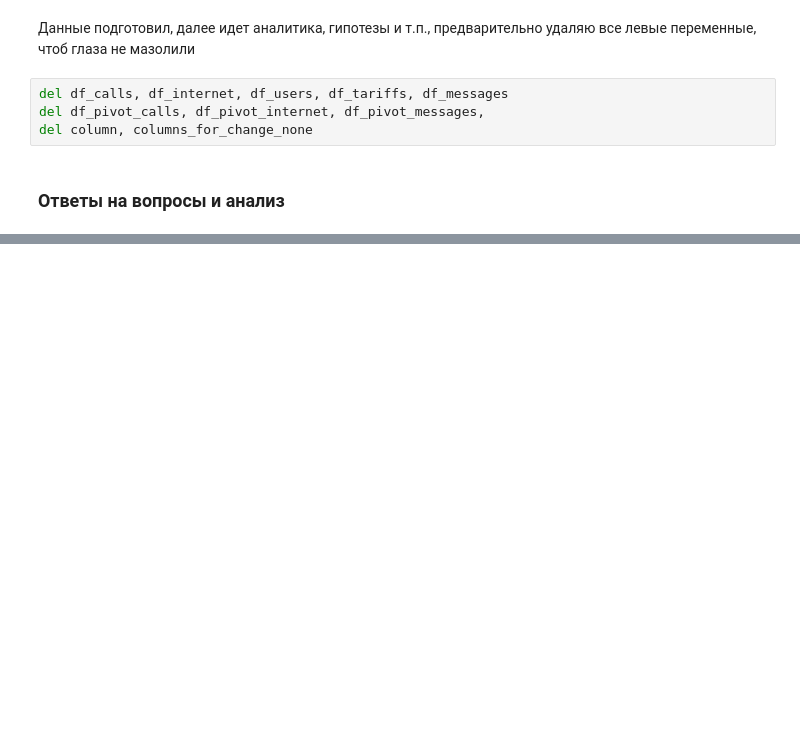
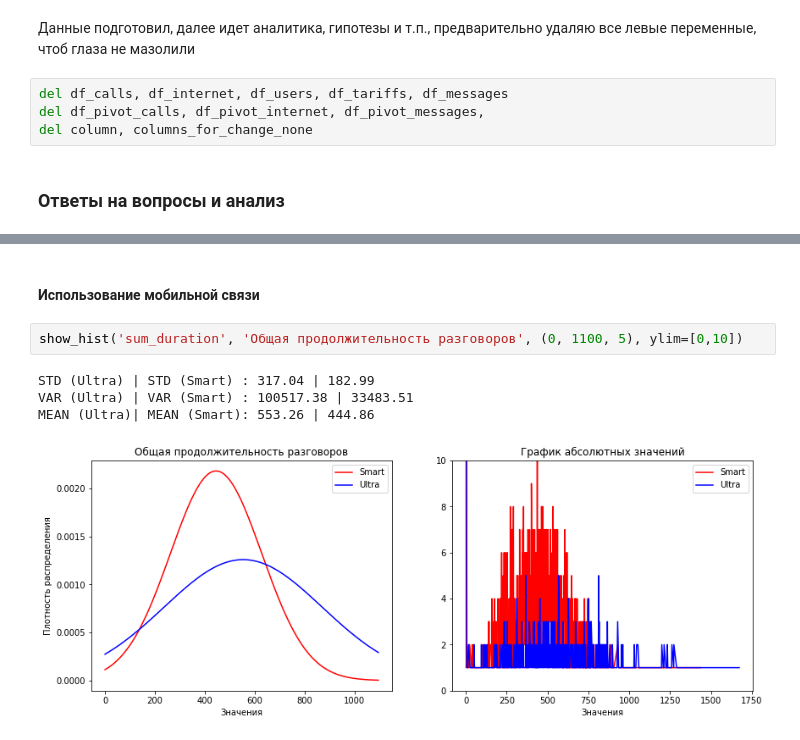
Before and after one commit to mangustik228/project_ds_5, a Jupyter notebook: project_5.ipynb, the cells around one changed output, grey strips where cells are left out. Drawn from its saved outputs; the diff is of its cells as text; blank space fills up the shorter version.

```diff
--- a/project_5.ipynb
+++ b/project_5.ipynb
@@ -361,0 +429,9 @@ df_median.sort_values(by=['tariff_name', 'month'])
+# %% [markdown]
+#### Использование мобильной связи
+# %%
+show_hist('sum_duration', 'Общая продолжительность разговоров', (0, 1100, 5), ylim=[0,10])
+# %% [output]
+STD (Ultra) | STD (Smart) : 317.04 | 182.99
+VAR (Ultra) | VAR (Smart) : 100517.38 | 33483.51
+MEAN (Ultra)| MEAN (Smart): 553.26 | 444.86
+[figure, added]
```
Also changed, not shown: parts of 45 cells of this notebook.
